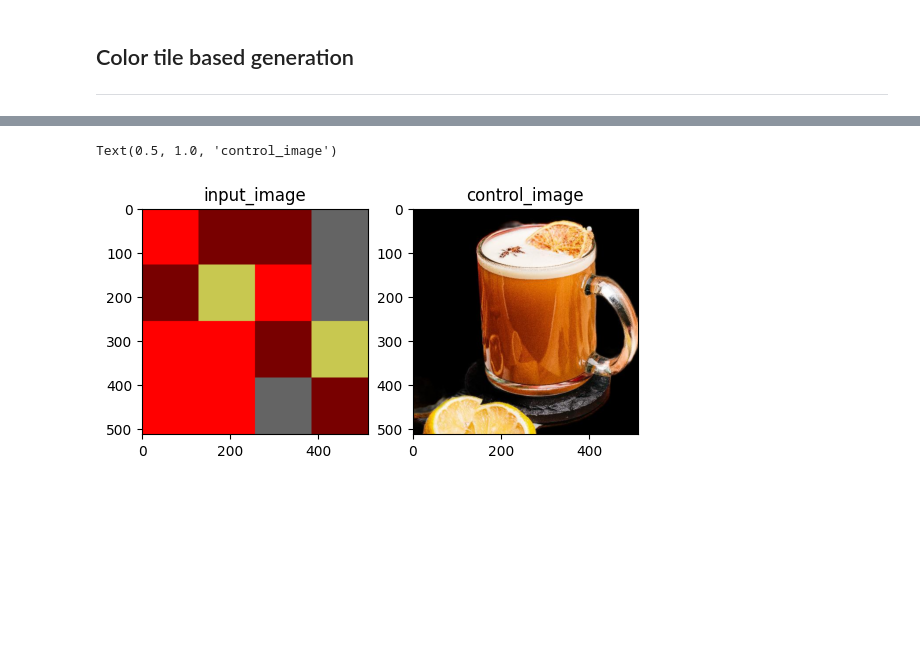
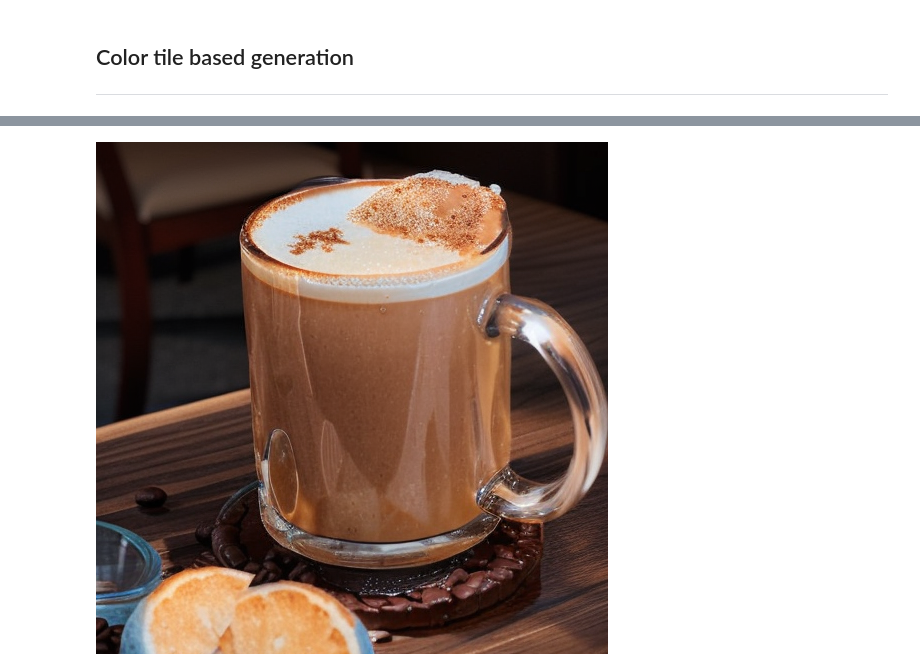
Before and after one commit to MiddleKD/Favorfit_diffusion, a Jupyter notebook: favorfit_demo.ipynb, the cells around one changed output, grey strips where cells are left out. Saved outputs shown, nothing was run; the diff lists cells and outputs as text; code cells hidden in the pictures; blank space fills up the shorter version.

Commit message:
fix: refence train

```diff
--- a/favorfit_demo.ipynb
+++ b/favorfit_demo.ipynb
@@ -63,8 +75,15 @@ from utils.model_converter import convert_model, convert_lora_model
 # %%
-diffusion_state_dict = torch.load("/home/mlfavorfit/Desktop/lib_link/favorfit/kjg/0_model_weights/diffusion/FavorfitArchitecture/realisticVisionV60B1_v60B1VAE.pth")
+diffusion_state_dict = torch.load("/home/mlfavorfit/lib/favorfit/kjg/0_model_weights/diffusion/FavorfitArchitecture/favorfit_base.pth")
 control_state_dict = torch.load("/home/mlfavorfit/lib/favorfit/kjg/0_model_weights/diffusion/FavorfitArchitecture/controlnet/outpaint_v2.pth")
-
-lora_state_dict = load_file("/home/mlfavorfit/lib/favorfit/kjg/0_model_weights/diffusion/lora/train/pytorch_lora_weights.safetensors")
-lora_state_dict = convert_lora_model(lora_state_dict)
+lora_state_dict = torch.load("/home/mlfavorfit/lib/favorfit/kjg/0_model_weights/diffusion/FavorfitArchitecture/lora/favorfit_lora.pth")
 
 diffusion_state_dict["lora"] = lora_state_dict
+# %%
+from utils.model_loader import load_diffusion_model, load_controlnet_model
+
+kwargs = {"is_controlnet":True, "controlnet_scale":1.0, "is_lora":True, "lora_scale":0.3}
+
+models = load_diffusion_model(diffusion_state_dict, **kwargs)
+controlnet = load_controlnet_model(control_state_dict)
+
+models.update(controlnet)
@@ -70,0 +111,24 @@ diffusion_state_dict["lora"] = lora_state_dict
+# %%
+from pipelines.pipline_default_controlnet import generate
+target_prompt = "coffee glass cup"
+
+output_image = generate(
+    prompt=f"professional photography, natural shadow, {target_prompt}, realistic, high resolution, 8k",
+    uncond_prompt="low quality, worst quality, wrinkled, deformed, distorted, jpeg artifacts,nsfw, paintings, sketches, text, watermark, username, spikey",
+    input_image=control_image,
+    control_image=control_image,
+    do_cfg=True,
+    cfg_scale=7.5,
+    sampler_name="ddpm",
+    n_inference_steps=20,
+    strength=1.0,
+    models=models,
+    seed=None,
+    device=DEVICE,
+    idle_device="cpu",
+    tokenizer=tokenizer
+)
+
+Image.fromarray(output_image)
+# %% [output]
+[figure, added]
@@ -78,28 +160,4 @@ models = load_diffusion_model(diffusion_state_dict, **kwargs)
 controlnet = load_controlnet_model(control_state_dict)
 
 models.update(controlnet)
-# %%
-from PIL import Image
-
-# input_image = Image.open("./images/object_colortile/test4.jpg").convert("RGB")
-input_image = convert_to_random_color_tiles([tuple(cur) for cur in
-                                             [[255, 0, 0], [120, 0, 0], [100, 100, 100], [200, 200, 80]]
-                                             ],
-                                            [0.431, 0.239, 0.222, 0.112])
-input_image = input_image.resize((512,512))
-
-control_image = Image.open("./images/object_colortile/test5.jpg").convert("RGB")
-control_image = control_image.resize((512,512))
-
-import matplotlib.pyplot as plt
-
-plt.subplot(1,2,1)
-plt.imshow(input_image)
-plt.title("input_image")
-plt.subplot(1,2,2)
-plt.imshow(control_image)
-plt.title("control_image")
-# %% [output]
-Text(0.5, 1.0, 'control_image')
-[figure, removed]
 # %%
```
Also changed, not shown: parts of 13 cells of this notebook, 13 other files.
